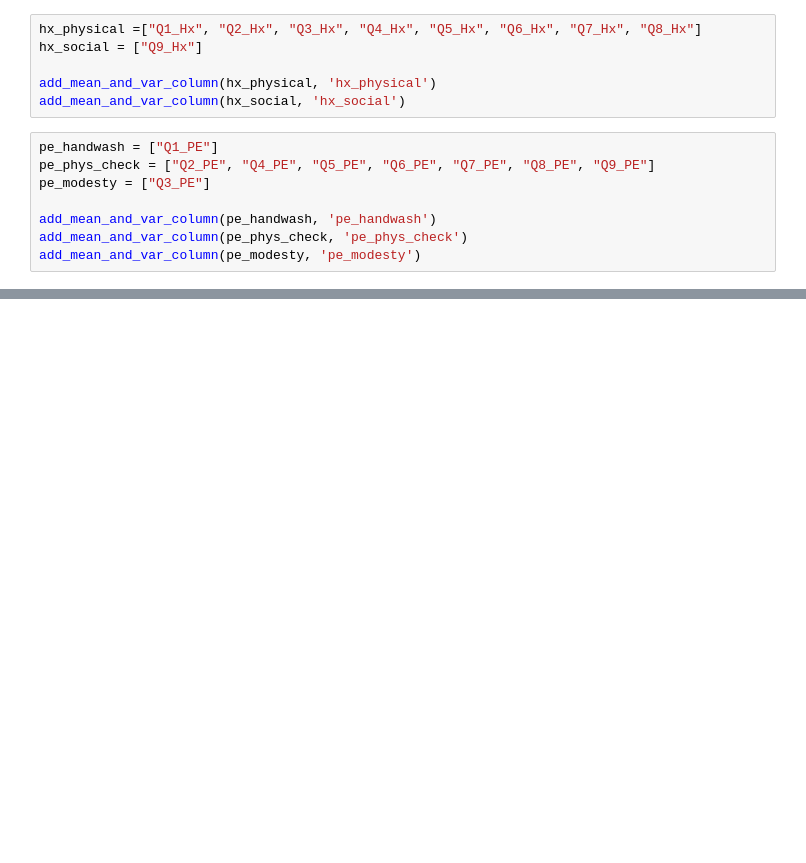
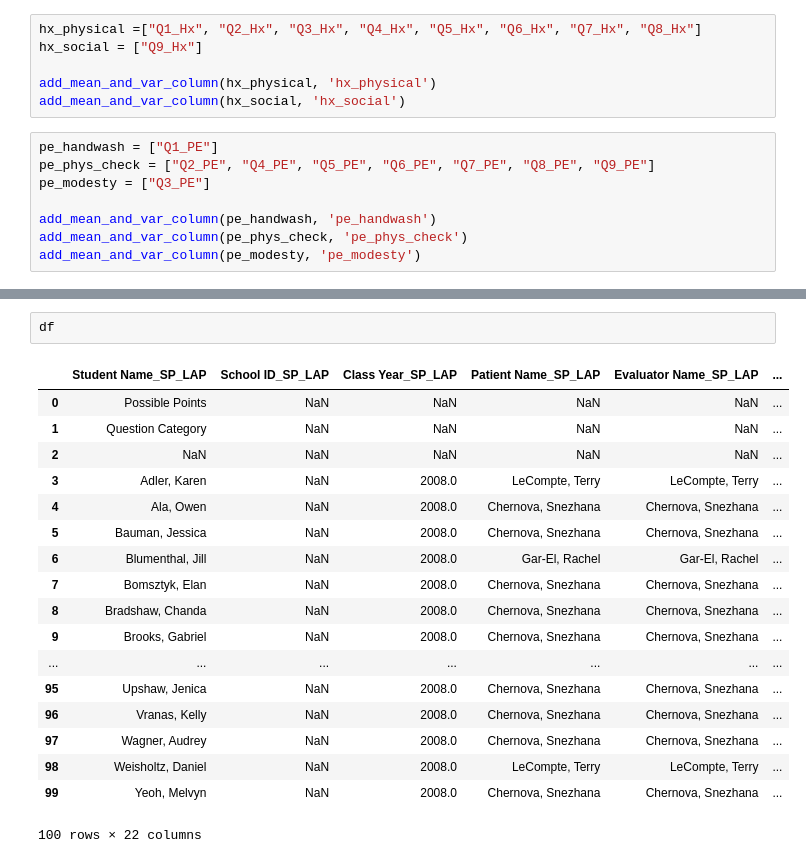
Before and after one commit to RagesMR/8800, a Jupyter notebook: travis_notebook_2009.ipynb, the cells around one changed output, grey strips where cells are left out. Drawn from its saved outputs; the diff is of its cells as text; blank space fills up the shorter version.

```diff
--- a/travis_notebook_2009.ipynb
+++ b/travis_notebook_2009.ipynb
@@ -147,0 +204,21 @@ add_mean_and_var_column(pe_modesty, 'pe_modesty')
+# %%
+df
+# %% [output]
+|  | Student Name_SP_LAP | School ID_SP_LAP | Class Year_SP_LAP | Patient Name_SP_LAP | Evaluator Name_SP_LAP | ... |
+| 0 | Possible Points | NaN | NaN | NaN | NaN | ... |
+| 1 | Question Category | NaN | NaN | NaN | NaN | ... |
+| 2 | NaN | NaN | NaN | NaN | NaN | ... |
+| 3 | Adler, Karen | NaN | 2008.0 | LeCompte, Terry | LeCompte, Terry | ... |
+| 4 | Ala, Owen | NaN | 2008.0 | Chernova, Snezhana | Chernova, Snezhana | ... |
+| 5 | Bauman, Jessica | NaN | 2008.0 | Chernova, Snezhana | Chernova, Snezhana | ... |
+| 6 | Blumenthal, Jill | NaN | 2008.0 | Gar-El, Rachel | Gar-El, Rachel | ... |
+| 7 | Bomsztyk, Elan | NaN | 2008.0 | Chernova, Snezhana | Chernova, Snezhana | ... |
+| 8 | Bradshaw, Chanda | NaN | 2008.0 | Chernova, Snezhana | Chernova, Snezhana | ... |
+| 9 | Brooks, Gabriel | NaN | 2008.0 | Chernova, Snezhana | Chernova, Snezhana | ... |
+| ... | ... | ... | ... | ... | ... | ... |
+| 95 | Upshaw, Jenica | NaN | 2008.0 | Chernova, Snezhana | Chernova, Snezhana | ... |
+| 96 | Vranas, Kelly | NaN | 2008.0 | Chernova, Snezhana | Chernova, Snezhana | ... |
+| 97 | Wagner, Audrey | NaN | 2008.0 | Chernova, Snezhana | Chernova, Snezhana | ... |
+| 98 | Weisholtz, Daniel | NaN | 2008.0 | LeCompte, Terry | LeCompte, Terry | ... |
+| 99 | Yeoh, Melvyn | NaN | 2008.0 | Chernova, Snezhana | Chernova, Snezhana | ... |
+100 rows × 22 columns
```
Also changed, not shown: parts of 8 cells of this notebook, 3 other files.
